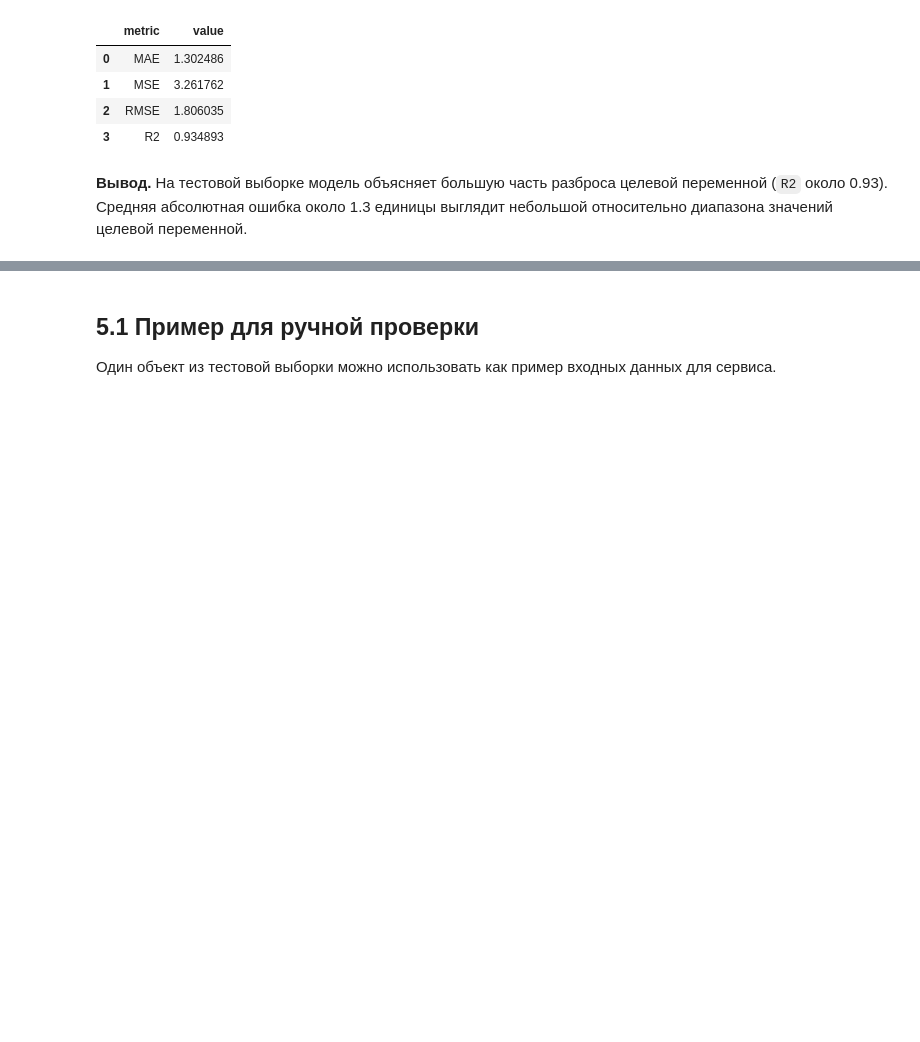
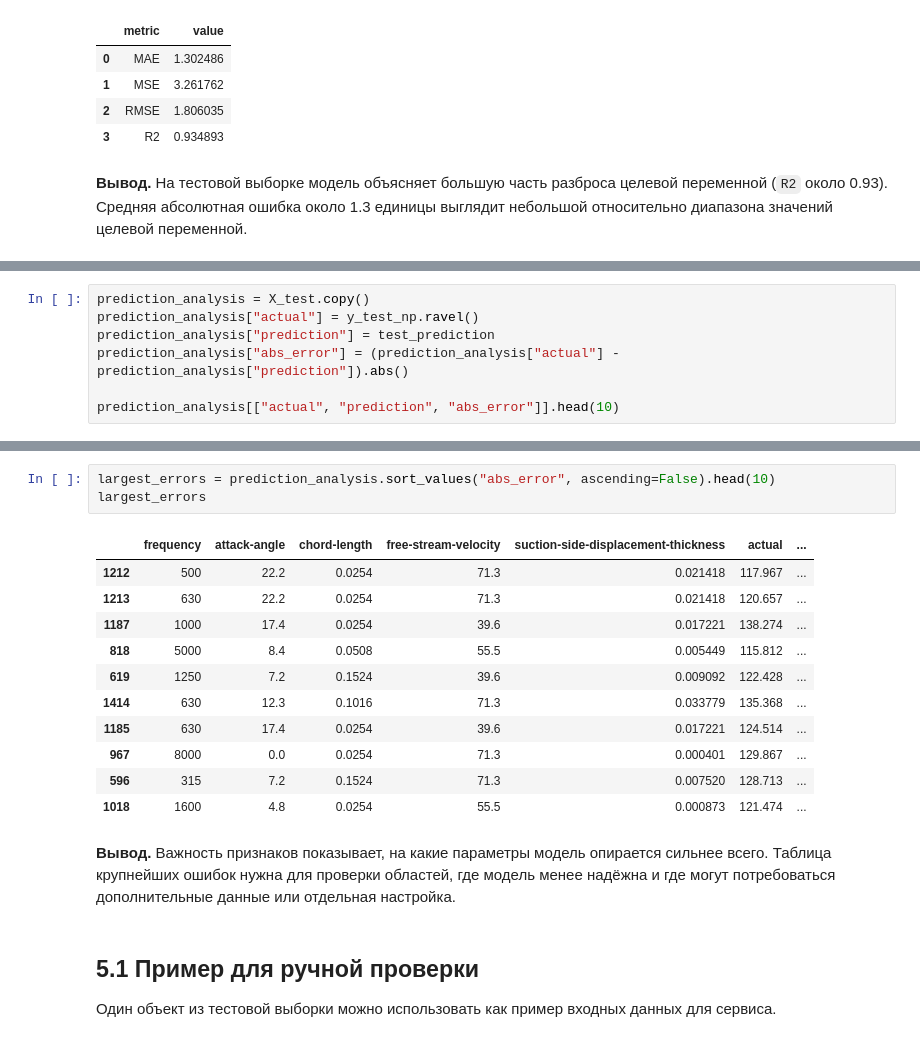
Before and after one commit to nepridumalnik/it-lms-course, a Jupyter notebook: final/task.ipynb, the cells around one changed output, grey strips where cells are left out. Cells and saved outputs as stored; diff of their text form; blank space fills up the shorter version.

```diff
--- a/final/task.ipynb
+++ b/final/task.ipynb
@@ -448,0 +480,7 @@ metrics
+# %%
+prediction_analysis = X_test.copy()
+prediction_analysis["actual"] = y_test_np.ravel()
+prediction_analysis["prediction"] = test_prediction
+prediction_analysis["abs_error"] = (prediction_analysis["actual"] - prediction_analysis["prediction"]).abs()
+
+prediction_analysis[["actual", "prediction", "abs_error"]].head(10)
@@ -449,3 +499,20 @@ metrics
+# %%
+largest_errors = prediction_analysis.sort_values("abs_error", ascending=False).head(10)
+largest_errors
+# %% [output]
+|  | frequency | attack-angle | chord-length | free-stream-velocity | suction-side-displacement-thickness | actual | ... |
+| 1212 | 500 | 22.2 | 0.0254 | 71.3 | 0.021418 | 117.967 | ... |
+| 1213 | 630 | 22.2 | 0.0254 | 71.3 | 0.021418 | 120.657 | ... |
+| 1187 | 1000 | 17.4 | 0.0254 | 39.6 | 0.017221 | 138.274 | ... |
+| 818 | 5000 | 8.4 | 0.0508 | 55.5 | 0.005449 | 115.812 | ... |
+| 619 | 1250 | 7.2 | 0.1524 | 39.6 | 0.009092 | 122.428 | ... |
+| 1414 | 630 | 12.3 | 0.1016 | 71.3 | 0.033779 | 135.368 | ... |
+| 1185 | 630 | 17.4 | 0.0254 | 39.6 | 0.017221 | 124.514 | ... |
+| 967 | 8000 | 0.0 | 0.0254 | 71.3 | 0.000401 | 129.867 | ... |
+| 596 | 315 | 7.2 | 0.1524 | 71.3 | 0.007520 | 128.713 | ... |
+| 1018 | 1600 | 4.8 | 0.0254 | 55.5 | 0.000873 | 121.474 | ... |
+# %% [markdown]
+**Вывод.** Важность признаков показывает, на какие параметры модель опирается сильнее всего. Таблица крупнейших ошибок нужна для проверки областей, где модель менее надёжна и где могут потребоваться дополнительные данные или отдельная настройка.
 # %% [markdown]
 ## 5.1 Пример для ручной проверки
 
```
Also changed, not shown: parts of 4 cells of this notebook.
